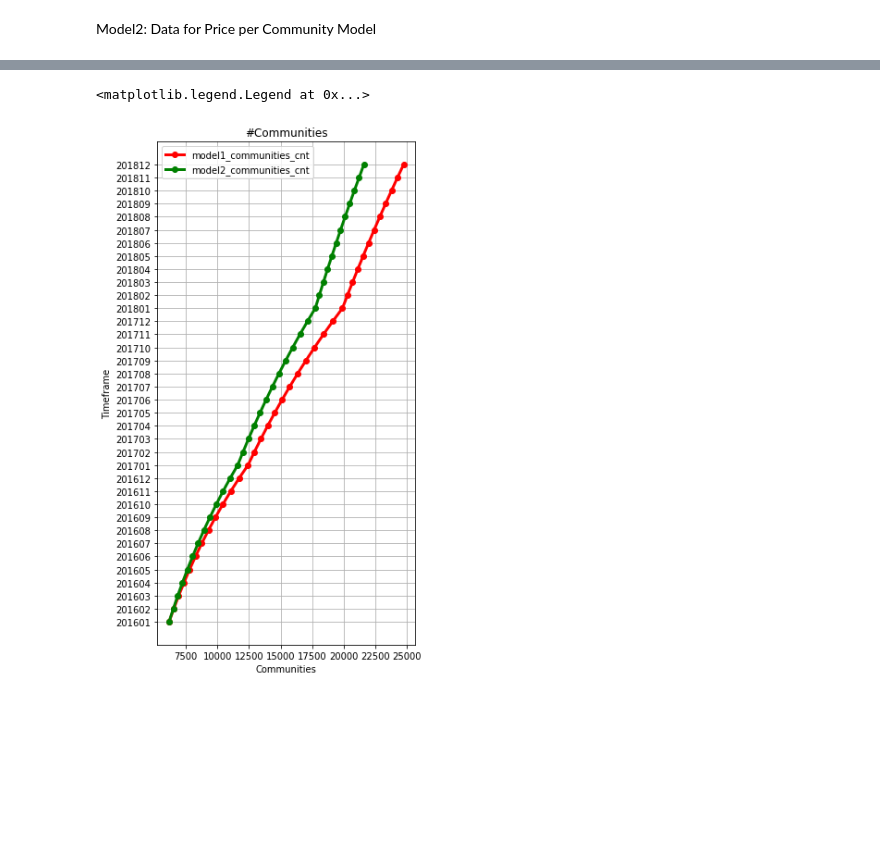
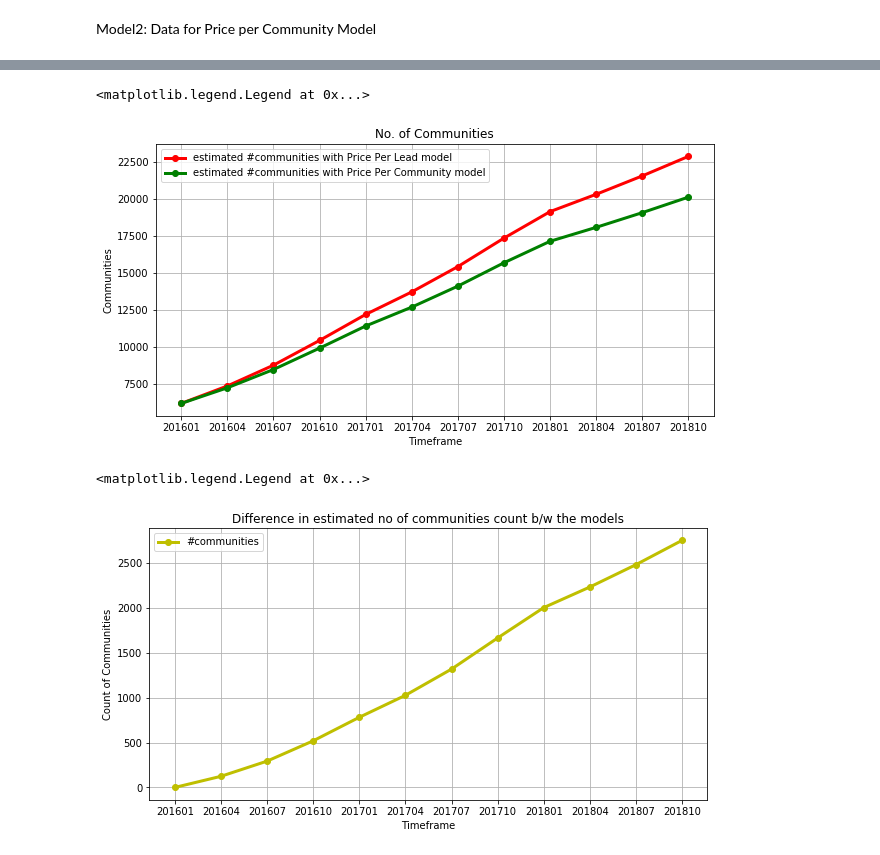
Before and after one commit to snalla1019/Miscellaneous, a Jupyter notebook: NewConstructionPricingProblem.ipynb, the cells around one changed output, grey strips where cells are left out. Saved outputs shown, nothing was run; the diff lists cells and outputs as text; code cells hidden in the pictures; blank space fills up the shorter version.

```diff
--- a/NewConstructionPricingProblem.ipynb
+++ b/NewConstructionPricingProblem.ipynb
@@ -69,8 +71,8 @@ def model_outputs(model,leads,communities,price,count):
 
     return data
 # %%
-m1=model_outputs("Price per Lead",4,6174,40,1)
-m2=model_outputs("Price per Community",0,6174,400,1)
+m1=model_outputs("Price per Lead",4,6174,40,2)
+m2=model_outputs("Price per Community",0,6174,400,2)
 # %% [markdown]
 Model1: Data for Price per Lead model
 # %%
@@ -141,3 +143,15 @@ dfinal
+# %%
+l,t,m1,m2,c1,c2,cd,rd=[],[],[],[],[],[],[],[]
+for index in range(0,36,3):
+    leads,m1_revenue,m2_revenue,m1_communities,m2_communities,communities_cnt_diff,revenue_diff,timeframe=dfinal.iloc[index]['leads'],dfinal.iloc[index]['m1_revenue'],dfinal.iloc[index]['m2_revenue'],dfinal.iloc[index]['m1_communities'],dfinal.iloc[index]['m2_communities'],dfinal.iloc[index]['communities_cnt_diff'],dfinal.iloc[index]['revenue_diff'], dfinal.iloc[index]['timeframe']
+    l.append(leads)
+    t.append(timeframe)
+    m1.append(m1_revenue)
+    m2.append(m2_revenue)
+    c1.append(m1_communities)
+    c2.append(m2_communities)
+    cd.append(communities_cnt_diff)
+    rd.append(revenue_diff)
 # %%
 import matplotlib.pyplot as plt
 %matplotlib inline
@@ -156,13 +172,25 @@ plt.legend(loc="best")
 # %%
-plt.figure(figsize=(5, 10))
-plt.title("#Communities")
-plt.xlabel("Communities")
-plt.ylabel("Timeframe")
+plt.figure(figsize=(10, 5))
+plt.title("No. of Communities")
+plt.xlabel("Timeframe")
+plt.ylabel("Communities")
 plt.grid()
-plt.plot( dfinal['m1_communities'],dfinal['timeframe'], 'o-', color="r",label="model1_communities_cnt",linewidth=3)
-plt.plot( dfinal['m2_communities'],dfinal['timeframe'], 'o-', color="g",label="model2_communities_cnt",linewidth=3)
+plt.plot( t,c1 ,'o-', color="r",label="estimated #communities with Price Per Lead model",linewidth=3)
+plt.plot( t,c2 ,'o-', color="g",label="estimated #communities with Price Per Community model",linewidth=3)
 plt.legend(loc="best")
 # %% [output]
 <matplotlib.legend.Legend at 0x...>
-[figure, old version]
+[figure, new version]
+# %%
+plt.figure(figsize=(10, 5))
+plt.title("Difference in estimated no of communities count b/w the models")
+plt.xlabel("Timeframe")
+plt.ylabel("Count of Communities")
+plt.grid()
+plt.plot( t,cd, 'o-', color="y",label="#communities",linewidth=3)
+plt.legend(loc="best")
+#This implies that Price Per lead model has higher estimated #communities than Per per Communities model
+# %% [output]
+<matplotlib.legend.Legend at 0x...>
+[figure, added]
 # %%
```
Also changed, not shown: parts of 16 cells of this notebook.
